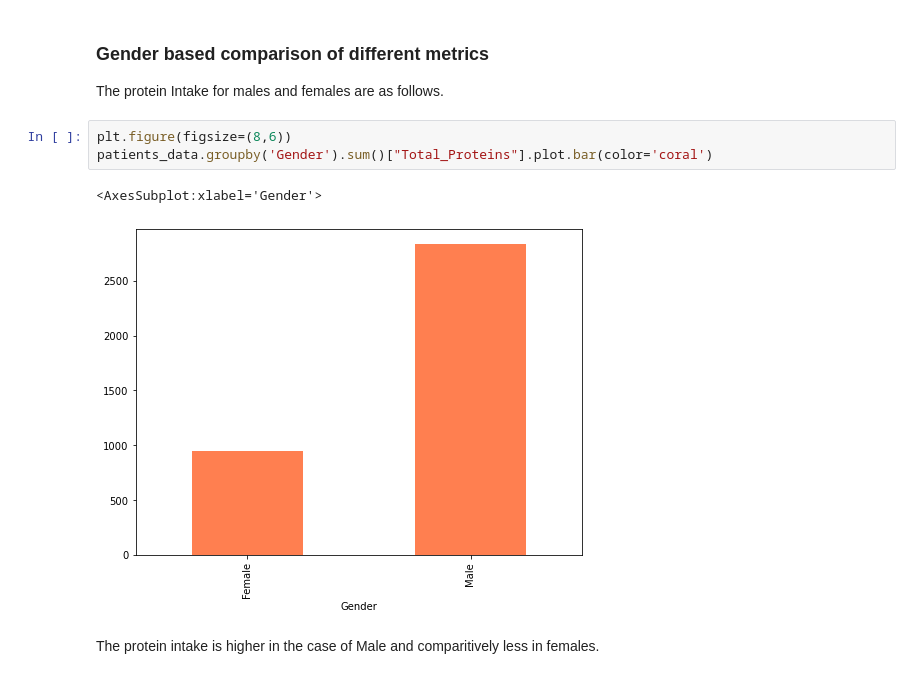
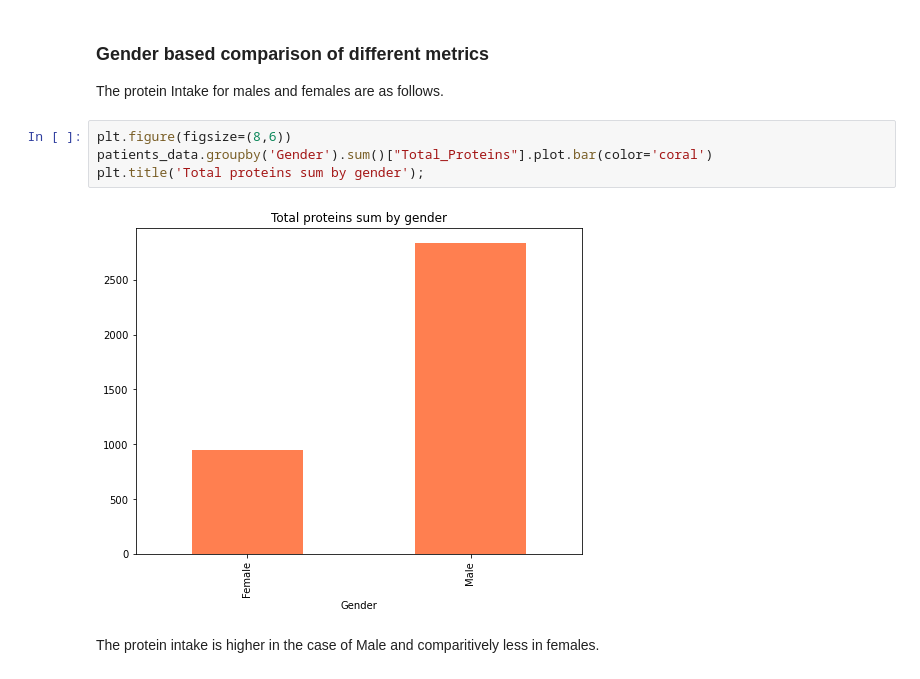
Before and after one commit to unh-projects/liver-disease-detection, a Jupyter notebook: liver-disease-EDA.ipynb, the cells around one changed output. Cells and saved outputs as stored; diff of their text form.

```diff
--- a/liver-disease-EDA.ipynb
+++ b/liver-disease-EDA.ipynb
@@ -141,9 +142,9 @@ The protein Intake for males and females are as follows.
 # %%
 plt.figure(figsize=(8,6))
 patients_data.groupby('Gender').sum()["Total_Proteins"].plot.bar(color='coral')
+plt.title('Total proteins sum by gender');
 # %% [output]
-<AxesSubplot:xlabel='Gender'>
-[figure, old version]
+[figure, new version]
 # %% [markdown]
 The protein intake is higher in the case of Male and comparitively less in females.
 # %% [markdown]
```
Also changed, not shown: parts of 3 cells of this notebook.
